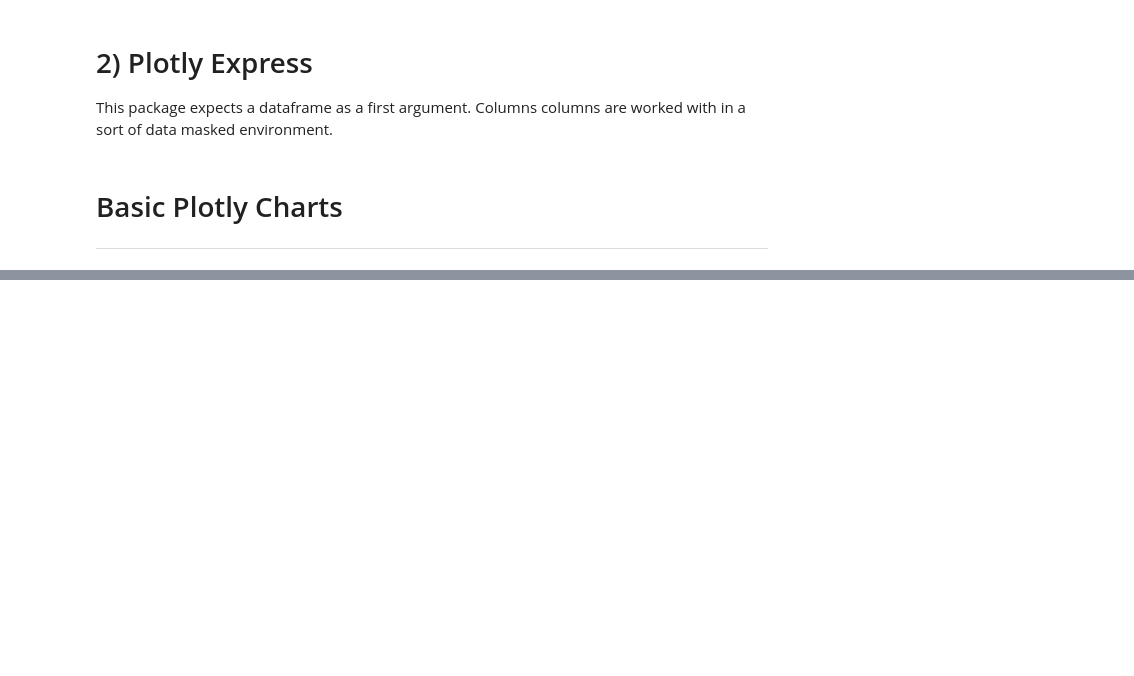
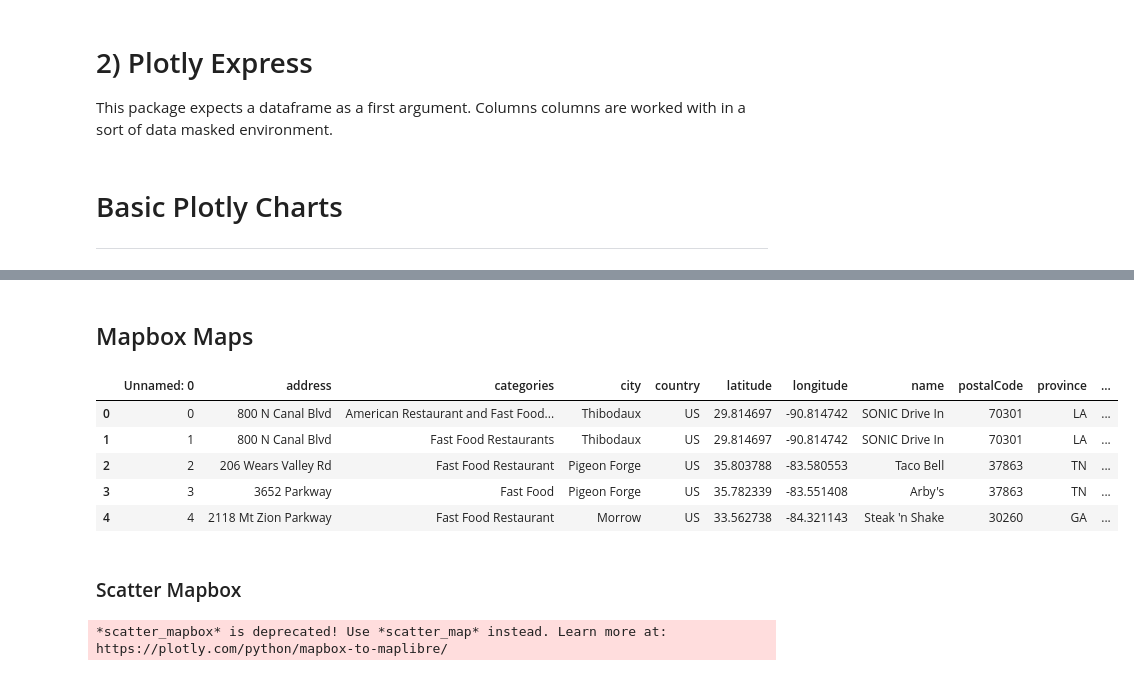
Before and after one commit to cedric43-2718/Positron_Python, a Jupyter notebook: Section1-Intro-Plotly-Dash/Plotly-Chart-Types.ipynb, the cells around one changed output, grey strips where cells are left out. Saved outputs shown, nothing was run; the diff lists cells and outputs as text; code cells hidden in the pictures; blank space fills up the shorter version.

```diff
--- a/Section1-Intro-Plotly-Dash/Plotly-Chart-Types.ipynb
+++ b/Section1-Intro-Plotly-Dash/Plotly-Chart-Types.ipynb
@@ -101,0 +593,25 @@ px.scatter(
+# %% [markdown]
+## Mapbox Maps
+# %%
+df_fastfood = pd.read_csv('D:/Courses/Python-Dash/Interactive+Dashboards+with+Plotly+&+Dash/Course_Materials/Data/Fast_Food_Restaurants_US.csv')
+df_fastfood.head()
+# %% [output]
+|  | Unnamed: 0 | address | categories | city | country | latitude | longitude | name | postalCode | province | ... |
+| 0 | 0 | 800 N Canal Blvd | American Restaurant and Fast Food... | Thibodaux | US | 29.814697 | -90.814742 | SONIC Drive In | 70301 | LA | ... |
+| 1 | 1 | 800 N Canal Blvd | Fast Food Restaurants | Thibodaux | US | 29.814697 | -90.814742 | SONIC Drive In | 70301 | LA | ... |
+| 2 | 2 | 206 Wears Valley Rd | Fast Food Restaurant | Pigeon Forge | US | 35.803788 | -83.580553 | Taco Bell | 37863 | TN | ... |
+| 3 | 3 | 3652 Parkway | Fast Food | Pigeon Forge | US | 35.782339 | -83.551408 | Arby's | 37863 | TN | ... |
+| 4 | 4 | 2118 Mt Zion Parkway | Fast Food Restaurant | Morrow | US | 33.562738 | -84.321143 | Steak 'n Shake | 30260 | GA | ... |
+# %% [markdown]
+### Scatter Mapbox
+# %%
+px.scatter_mapbox(
+    df_fastfood,
+    lat = "latitude",
+    lon = "longitude",
+    center = {"lat": 44.5, "lon": -103.5},
+    zoom = 3,
+    mapbox_style = "open-street-map"
+)
+# %% [output]
+*scatter_mapbox* is deprecated! Use *scatter_map* instead. Learn more at: https://plotly.com/python/mapbox-to-maplibre/
```
Also changed, not shown: parts of 57 cells of this notebook, 1 other file.
